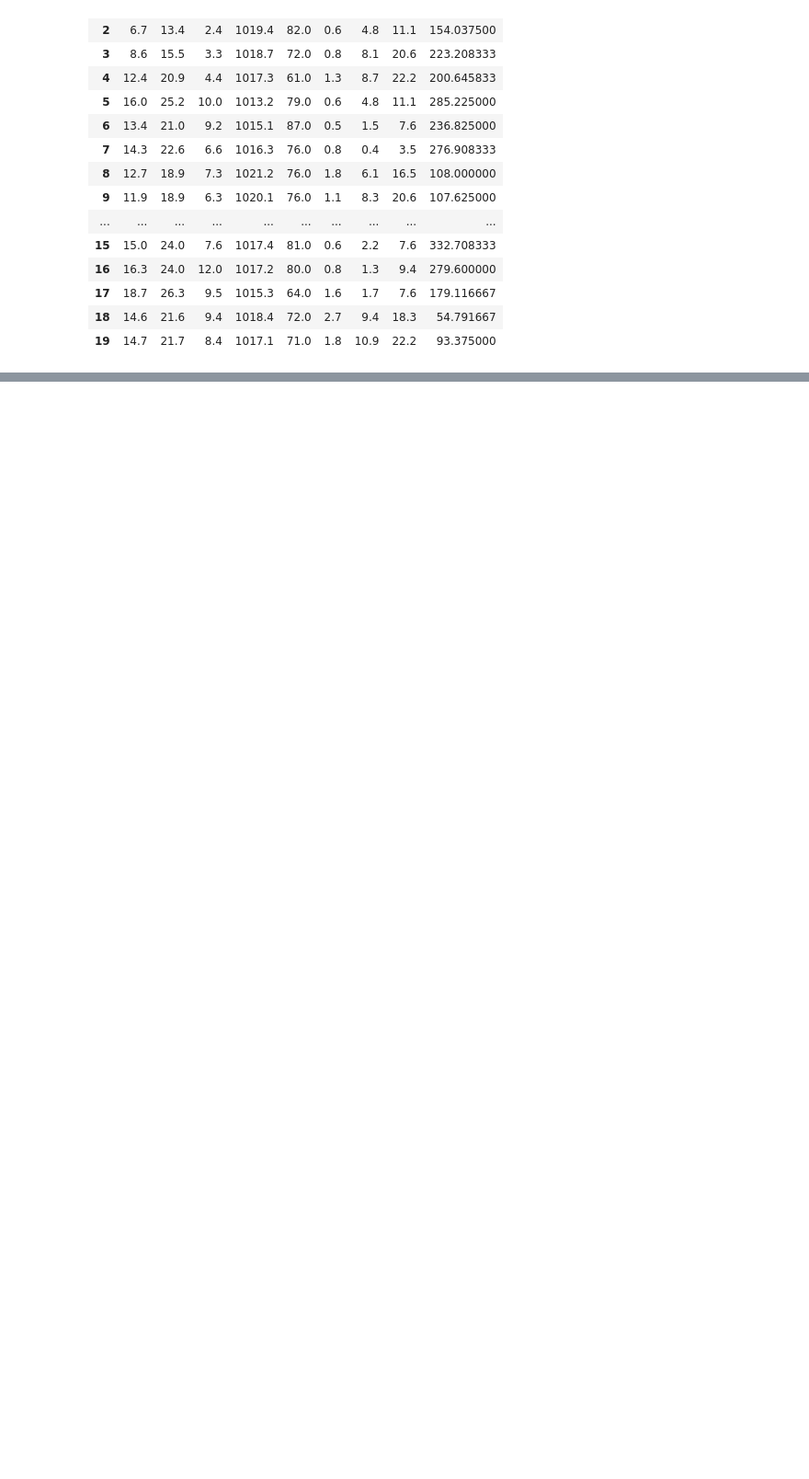
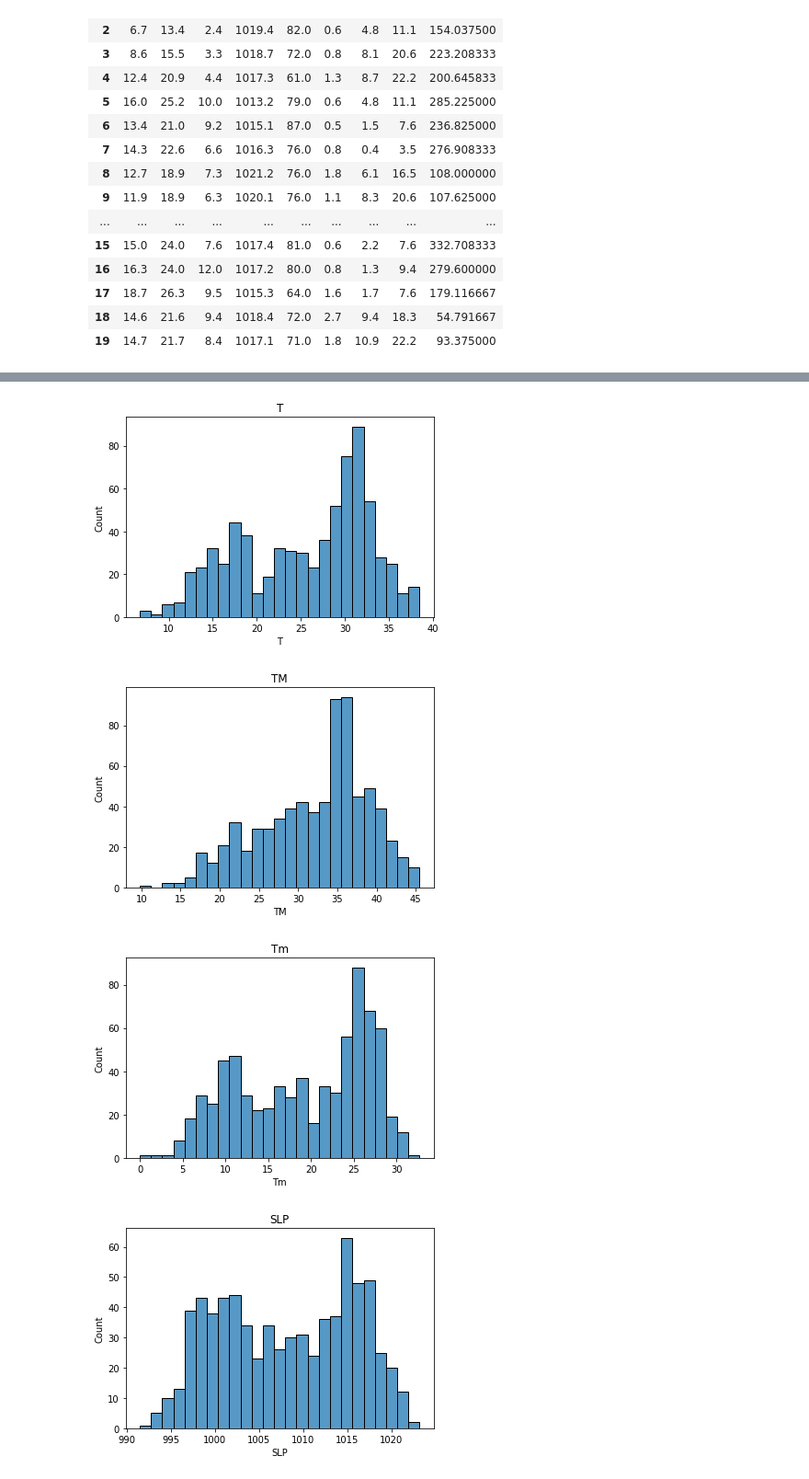
Before and after one commit to LuckyRathod/Data-Science-Projects, a Jupyter notebook: P1.Air_Quality_Index_Prediction/AQI_Prediction.ipynb, the cells around one changed output, grey strips where cells are left out. Shown at 92% size. Drawn from its saved outputs; the diff is of its cells as text; code cells hidden in the pictures; blank space fills up the shorter version.

Commit message:
AQI Prediction - Exploratory Data Analysis and Feature Engineering

```diff
--- a/P1.Air_Quality_Index_Prediction/AQI_Prediction.ipynb
+++ b/P1.Air_Quality_Index_Prediction/AQI_Prediction.ipynb
@@ -255,0 +281,5 @@ df.head(20)
+# %%
+### Dropping out Null Values --- For Exploratory Data Analysis
+### Removing Null Values : Because there is only One Row which has Null Value in Column PM2.5
+df = df.dropna()
+df.isnull().sum()
@@ -255,0 +301,15 @@ df.head(20)
+# %%
+### Numerical Features --- Continous and Discrete
+numerical_features = [feature for feature in df.columns if df[feature].dtypes != 'O']
+print("No of Numerical Features {}".format(len(numerical_features)))
+print(numerical_features)
+
+## Discrete Features
+discrete_feature = [feature for feature in numerical_features if len(df[feature].unique()) < 20]
+print("No of Discrete Features {}".format(len(discrete_feature)))
+print(discrete_feature)
+
+## Continous Features
+continous_feature = [feature for feature in numerical_features if feature not in discrete_feature]
+print("No of Continous Features {}".format(len(continous_feature)))
+print(continous_feature)
@@ -255,0 +325,13 @@ df.head(20)
+# %%
+for feature in continous_feature:
+    data = df.copy()
+    sns.histplot(x=feature,data=data,bins=25)
+    plt.xlabel(feature)
+    plt.ylabel('Count')
+    plt.title(feature)
+    plt.show()
+# %% [output]
+[figure, added]
+[figure, added]
+[figure, added]
+[figure, added]
```
Also changed, not shown: parts of 31 cells of this notebook.
